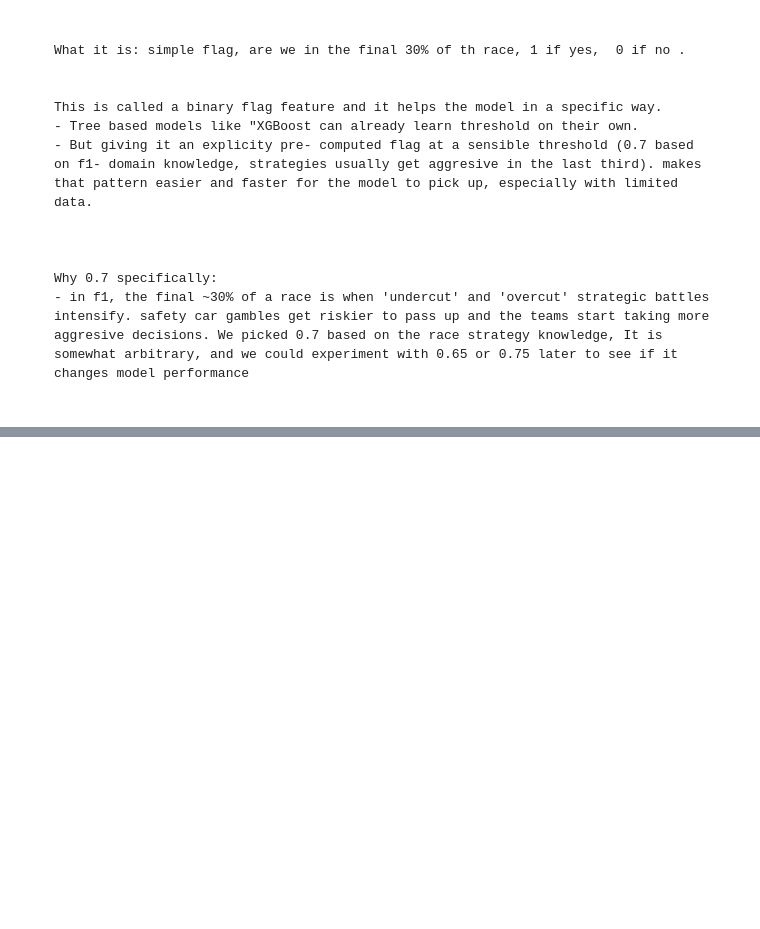
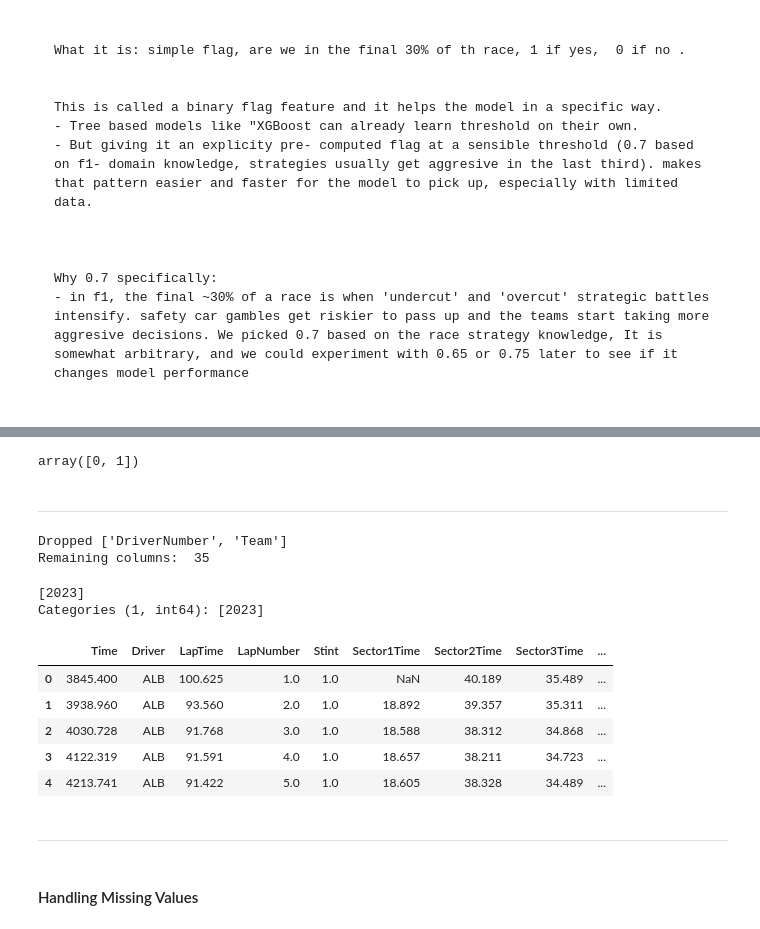
Before and after one commit to the-liyanage/f1-strategy-optimizer, a Jupyter notebook: notebooks/02_feature_engineering.ipynb.ipynb, the cells around one changed output, grey strips where cells are left out. Drawn from its saved outputs; the diff is of its cells as text; code cells hidden in the pictures; blank space fills up the shorter version.

````diff
--- a/notebooks/02_feature_engineering.ipynb.ipynb
+++ b/notebooks/02_feature_engineering.ipynb.ipynb
@@ -618,3 +617,6 @@ Why 0.7 specifically:
 - in f1, the final ~30% of a race is when 'undercut' and 'overcut' strategic battles intensify. safety car gambles get riskier to pass up and the teams start taking more aggresive decisions. We picked 0.7 based on the race strategy knowledge, It is somewhat arbitrary, and we could experiment with 0.65 or 0.75 later to see if it changes model performance
 
 ```
+# %%
+df["IsLateRace"] = (df["RacePctComplete"]> 0.7).astype(int)
+df.head()
@@ -620,0 +630,50 @@ Why 0.7 specifically:
+# %%
+df["IsLateRace"].unique()
+# %% [output]
+array([0, 1])
+# %% [markdown]
+----
+# %%
+# Dropping the useless columns
+
+
+# DRIVER --> identity columns - model shouldn't learn from WHO is driving
+# (model learns from BEHAVIOUR, not IDENTITY)
+
+cols_to_drop = ["DriverNumber"]
+
+# Add Team too
+if "Team" in df.columns:
+    cols_to_drop.append("Team")
+
+df.drop(columns = cols_to_drop, inplace = True)
+
+print("Dropped", cols_to_drop)
+print("Remaining columns: ",
+      df.shape[1])
+# %% [output]
+Dropped ['DriverNumber', 'Team']
+Remaining columns:  35
+# %%
+print(df["Year"].unique())
+# %% [output]
+[2023]
+Categories (1, int64): [2023]
+# %%
+# Dropping the "Year"
+
+
+df.drop(columns =["Year"], inplace = True)
+# %%
+df.head()
+# %% [output]
+|  | Time | Driver | LapTime | LapNumber | Stint | Sector1Time | Sector2Time | Sector3Time | ... |
+| 0 | 3845.400 | ALB | 100.625 | 1.0 | 1.0 | NaN | 40.189 | 35.489 | ... |
+| 1 | 3938.960 | ALB | 93.560 | 2.0 | 1.0 | 18.892 | 39.357 | 35.311 | ... |
+| 2 | 4030.728 | ALB | 91.768 | 3.0 | 1.0 | 18.588 | 38.312 | 34.868 | ... |
+| 3 | 4122.319 | ALB | 91.591 | 4.0 | 1.0 | 18.657 | 38.211 | 34.723 | ... |
+| 4 | 4213.741 | ALB | 91.422 | 5.0 | 1.0 | 18.605 | 38.328 | 34.489 | ... |
+# %% [markdown]
+----
+# %% [markdown]
+#### Handling Missing Values
````
Also changed, not shown: parts of 13 cells of this notebook.
